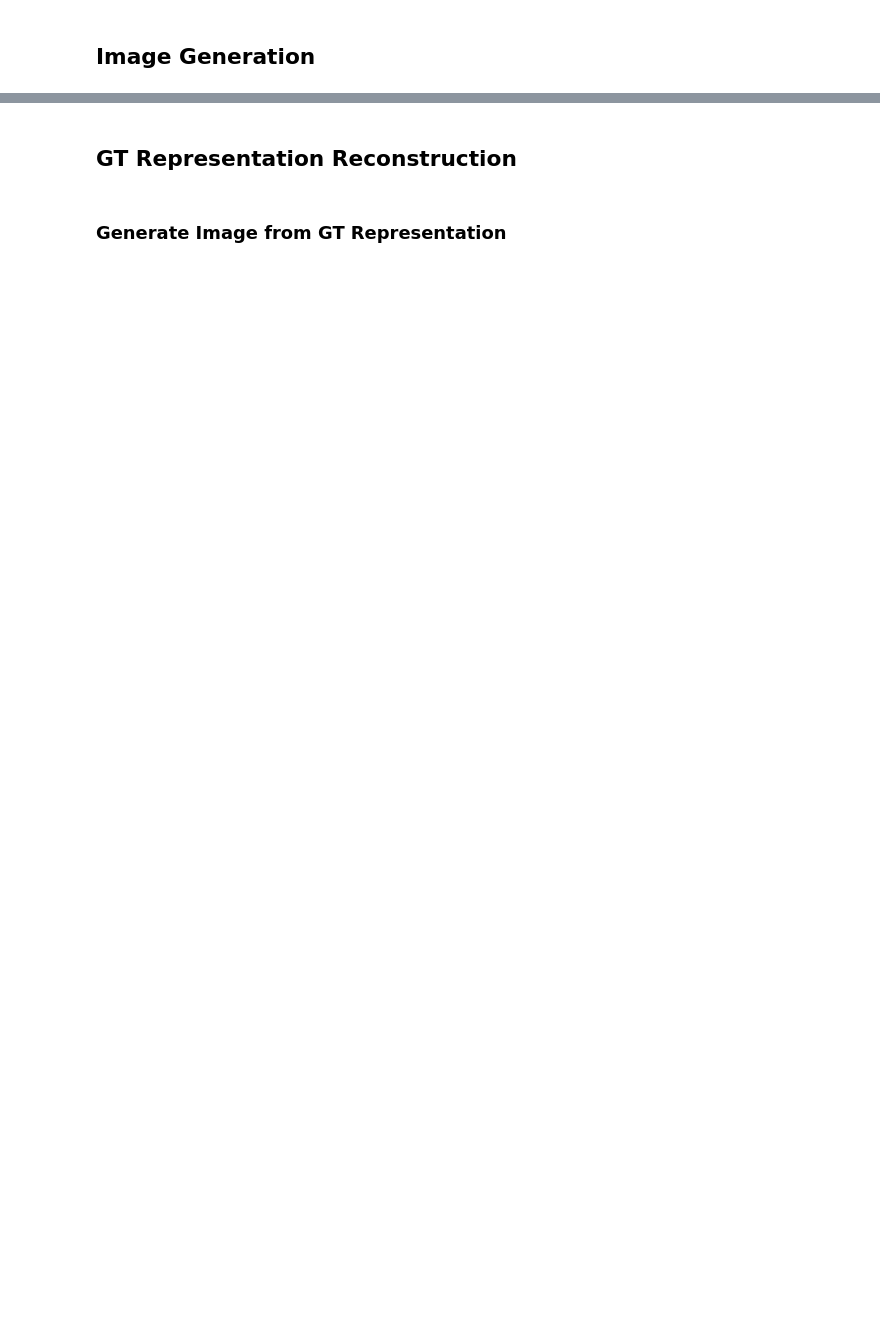
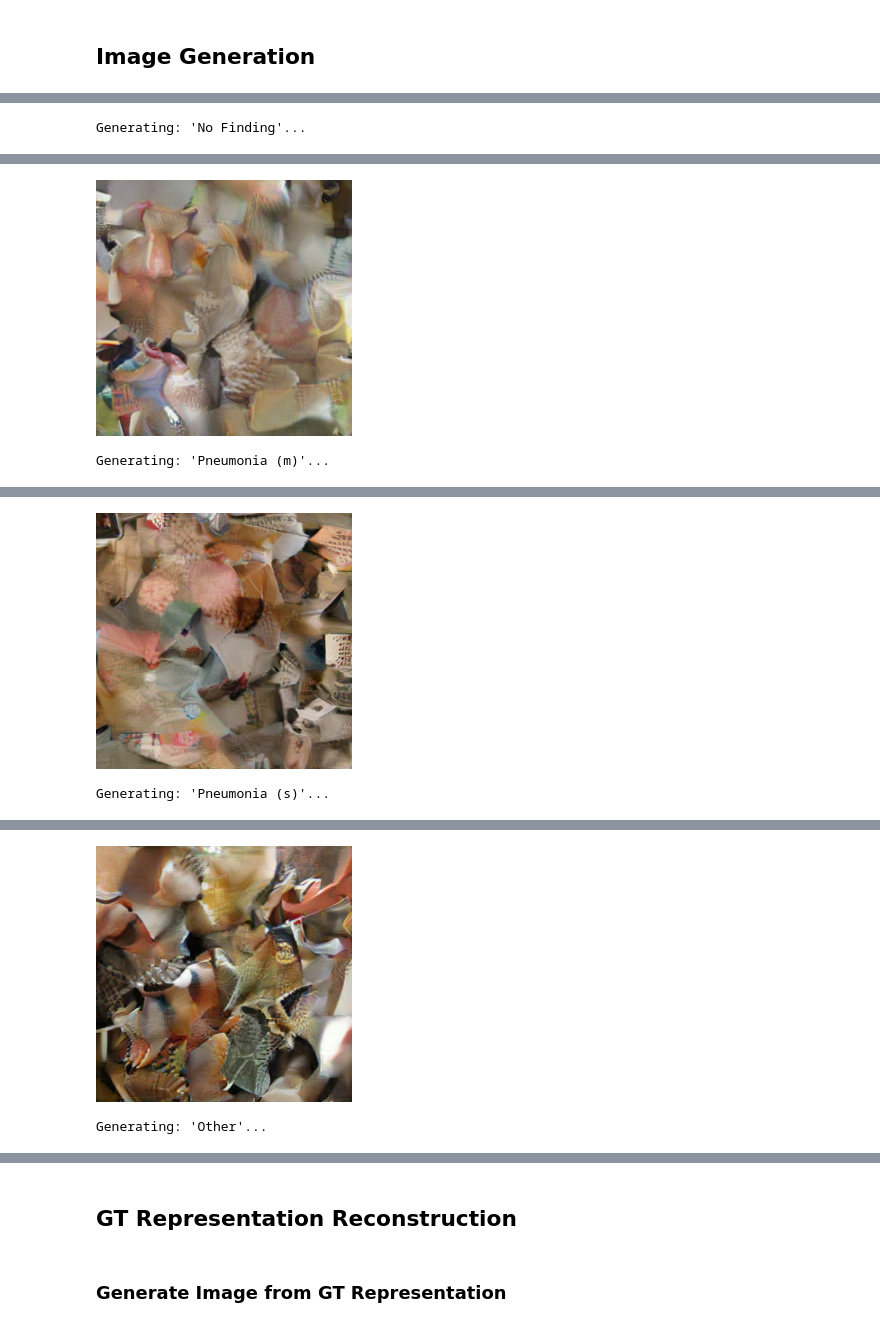
Before and after one commit to nclgbd/rcg, a Jupyter notebook: viz_rcg.ipynb, the cells around one changed output, grey strips where cells are left out. Cells and saved outputs as stored; diff of their text form; code cells hidden in the pictures; blank space fills up the shorter version.

```diff
--- a/viz_rcg.ipynb
+++ b/viz_rcg.ipynb
@@ -41,7 +37,7 @@ ws, console = prepare_console(show_locals=False, _traceback=False)
 # %%
 init_method_kwargs = {"config_dir": "/home/nicoleg/workspaces/rcg/config/"}
 overrides = [
-    "device=3",
+    "device=1",
     "datasets.preprocessing.positive_class=null",
     "datasets.target=class_conditioned_labels",
     "datasets/encoding=class-conditioned-encoding",
@@ -65,7 +81,7 @@ from rdm.models.diffusion.ddpm import RDM
 # Initialize RCG-L
 class_cond = False
 # rdm_ckpt_path = "outputs/rdm/2024-02-01/16-00-35/outputs/checkpoint-last.pth"
-rdm_ckpt_path = "/home/nicoleg/workspaces/rcg/outputs/rdm/2024-02-01/16-00-35/outputs/checkpoint-0.pth"
+rdm_ckpt_path = "/home/nicoleg/workspaces/rcg/outputs/rdm/2024-02-14/00-33-44/outputs/checkpoint-last.pth"
 rdm_cfg = "config/rdm/mocov3vitb_simplemlp_l12_w1536_classcond.yaml"
 model = models_mage.mage_vit_large_patch16(
     mask_ratio_mu=0.75,
@@ -135,7 +163,7 @@ for class_label in class_encoding.keys():
             cfg=cfg,
             class_label=class_label,
         )
-        visualize_scan(scan=gen_images[0], title=label)
+        viz_torchimage(gen_images[0])
         # images.append(img)
 
 # fig, axs = plt.subplots(2, 2, figsize=(10, 10))
@@ -143,3 +171,5 @@ for class_label in class_encoding.keys():
 # for i, ax in enumerate(axs.flat):
 #     ax.imshow(images[i])
 #     ax.axis("off")  # to hide the axes
+# %% [output]
+Generating: 'No Finding'...
@@ -145,0 +177,2 @@ for class_label in class_encoding.keys():
+[figure, added]
+Generating: 'Pneumonia (m)'...
@@ -145,0 +180,2 @@ for class_label in class_encoding.keys():
+[figure, added]
+Generating: 'Pneumonia (s)'...
@@ -145,0 +183,2 @@ for class_label in class_encoding.keys():
+[figure, added]
+Generating: 'Other'...
```
Also changed, not shown: parts of 10 cells of this notebook, 3 other files.
